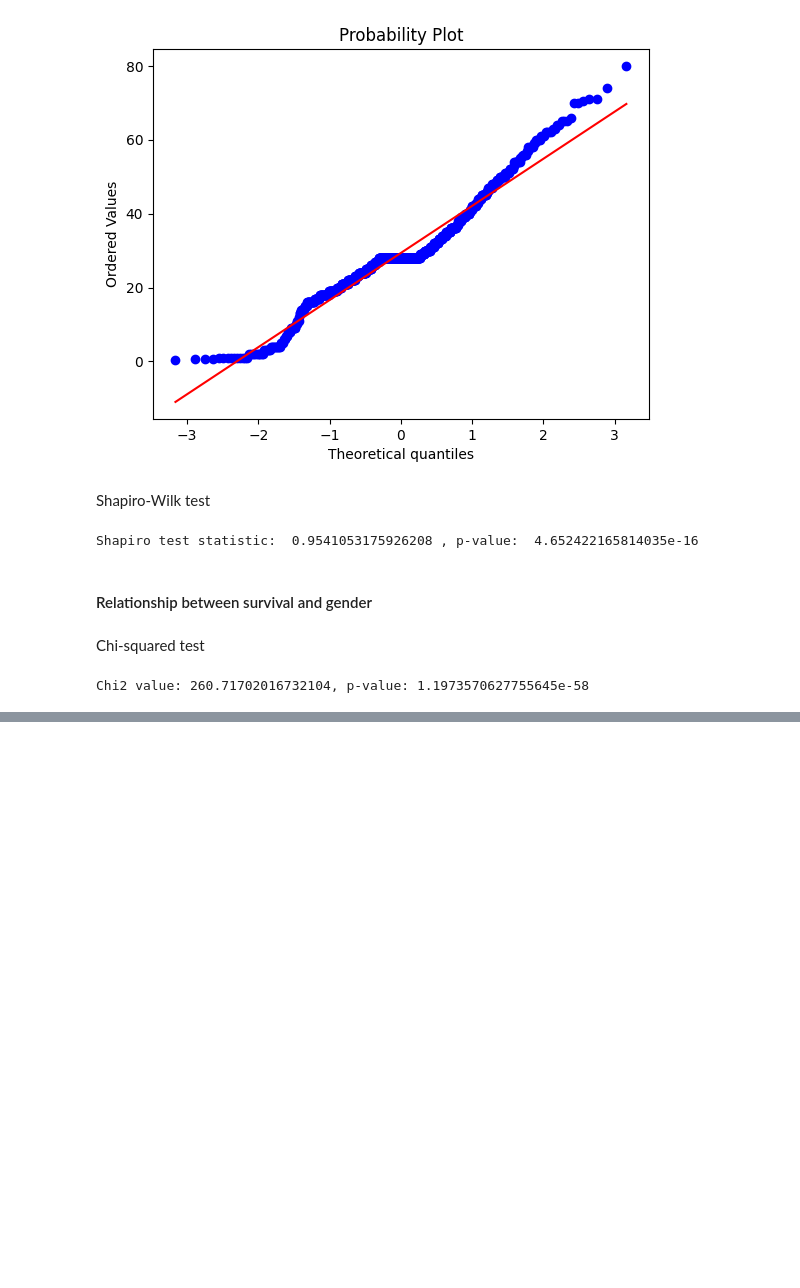
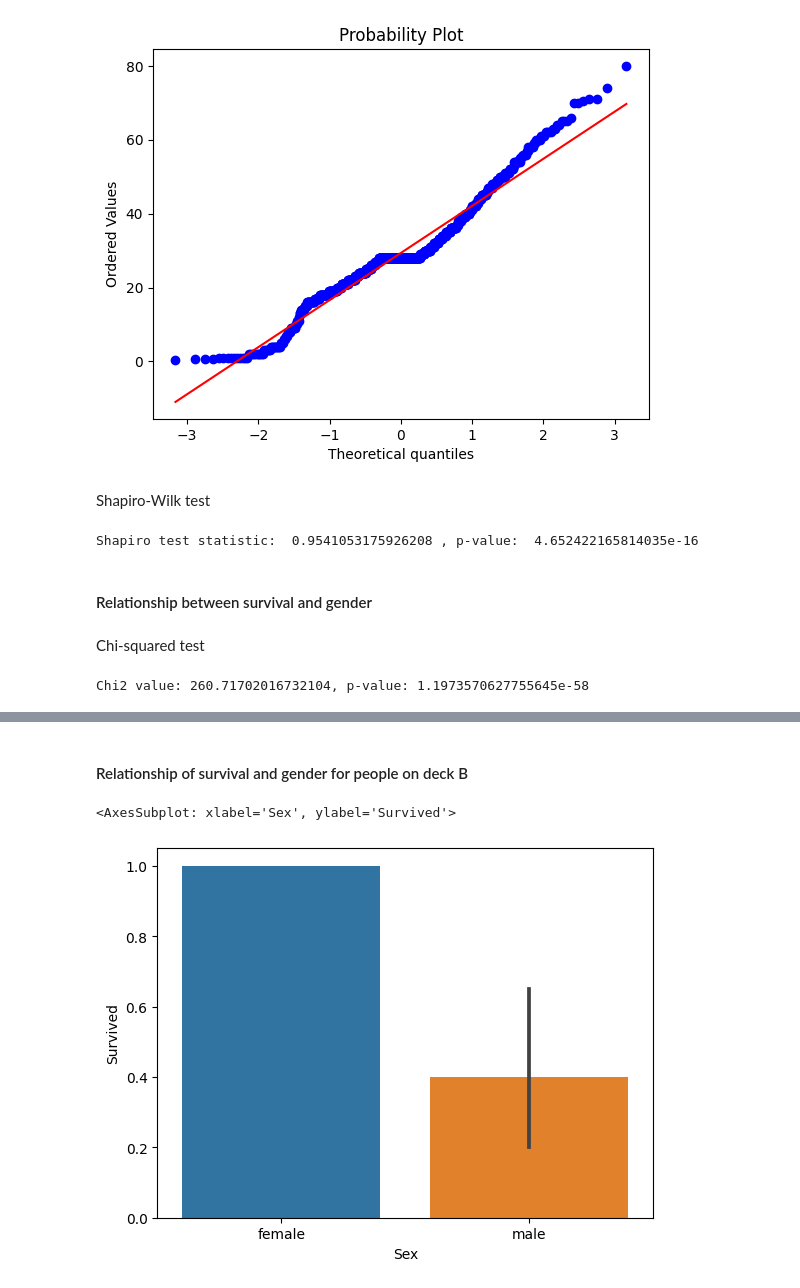
Before and after one commit to Rol3ert99/statistical-data-analysis, a Jupyter notebook: statistical_data.ipynb, the cells around one changed output, grey strips where cells are left out. Saved outputs shown, nothing was run; the diff lists cells and outputs as text; code cells hidden in the pictures; blank space fills up the shorter version.

```diff
--- a/statistical_data.ipynb
+++ b/statistical_data.ipynb
@@ -107,0 +152,7 @@ Chi2 value: 260.71702016732104, p-value: 1.1973570627755645e-58
+# %% [markdown]
+#### Relationship of survival and gender for people on deck B
+# %%
+sns.barplot(x="Sex", y="Survived", data=titanic_df[titanic_df['Deck']=='B'])
+# %% [output]
+<AxesSubplot: xlabel='Sex', ylabel='Survived'>
+[figure, added]
```
Also changed, not shown: parts of 8 cells of this notebook.
